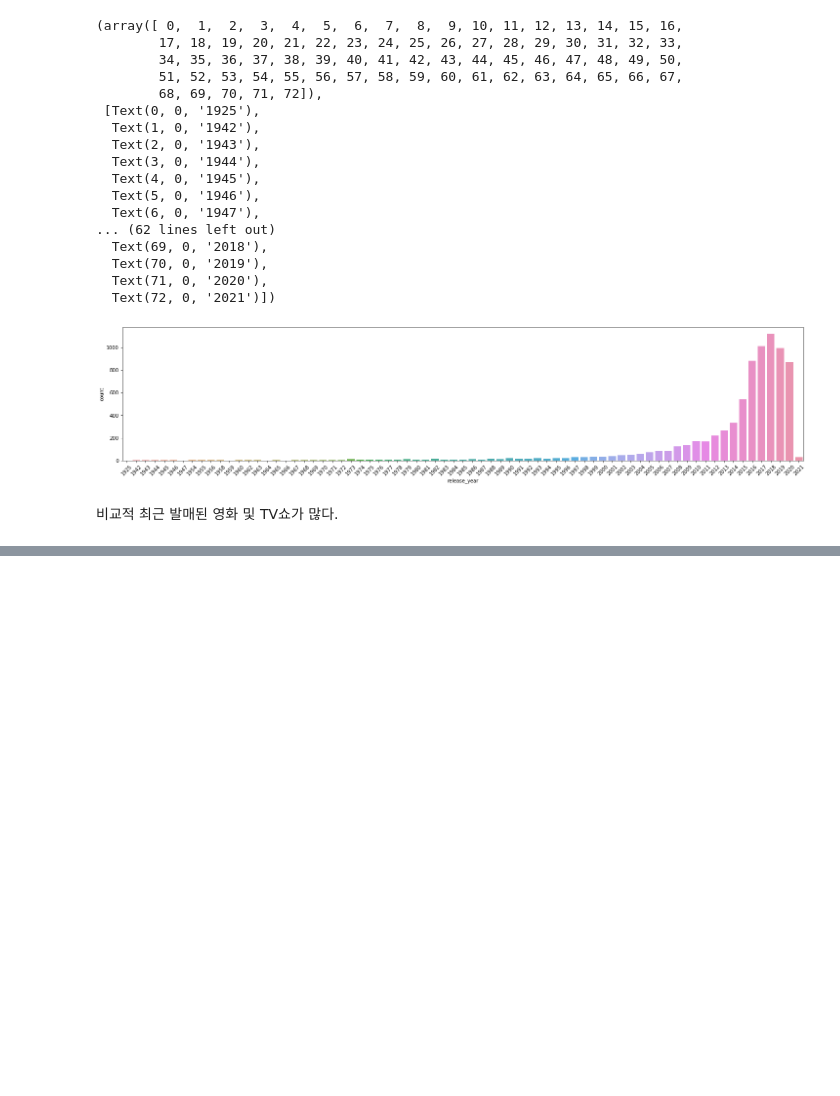
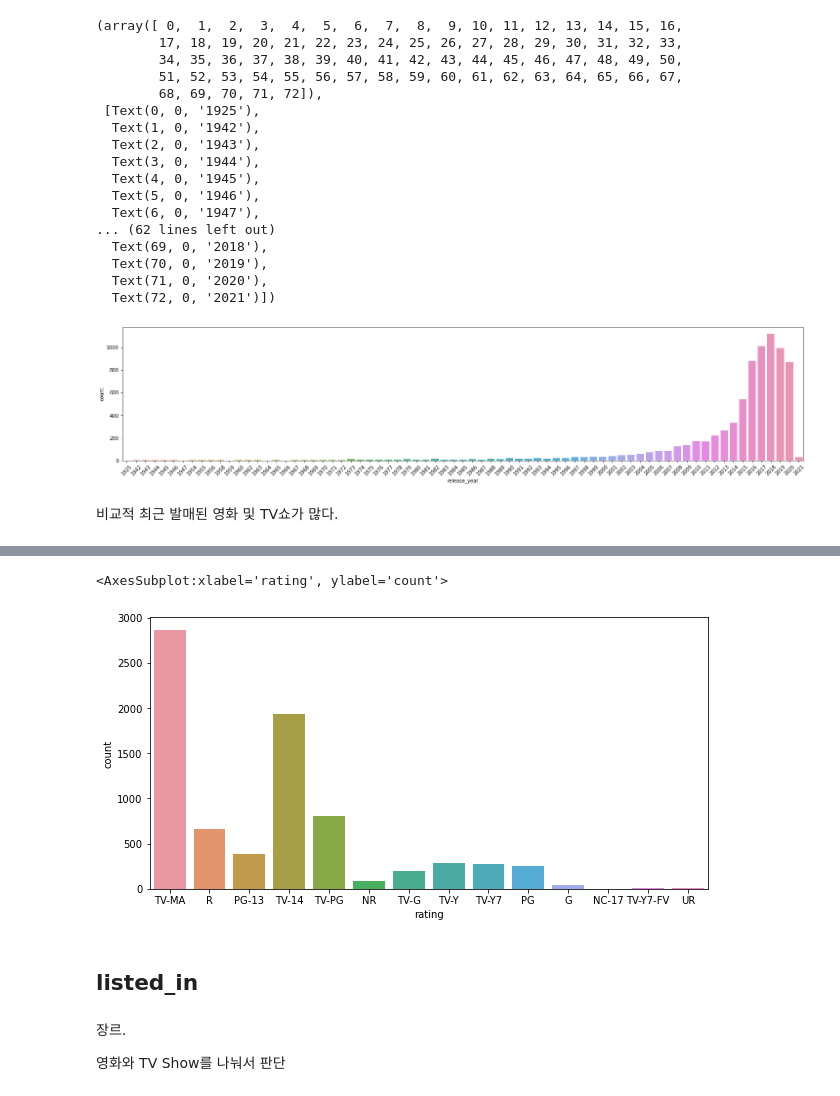
Before and after one commit to sue991/Kaggle, a Jupyter notebook: DataSets/Netflix_titles_Analysis.ipynb, the cells around one changed output, grey strips where cells are left out. Cells and saved outputs as stored; diff of their text form; code cells hidden in the pictures; blank space fills up the shorter version.

```diff
--- a/DataSets/Netflix_titles_Analysis.ipynb
+++ b/DataSets/Netflix_titles_Analysis.ipynb
@@ -296,0 +333,12 @@ plt.xticks(rotation=45)
+# %%
+plt.figure(figsize=(10,5))
+sns.countplot('rating', data=data)
+# %% [output]
+<AxesSubplot:xlabel='rating', ylabel='count'>
+[figure, added]
+# %% [markdown]
+## listed_in
+# %% [markdown]
+장르.
+
+영화와 TV Show를 나눠서 판단
```
Also changed, not shown: parts of 10 cells of this notebook.
